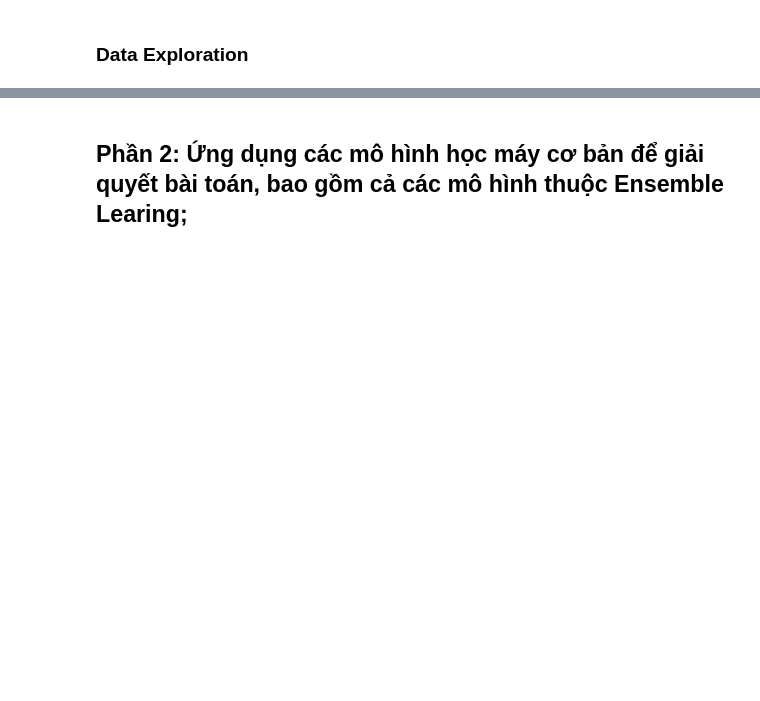
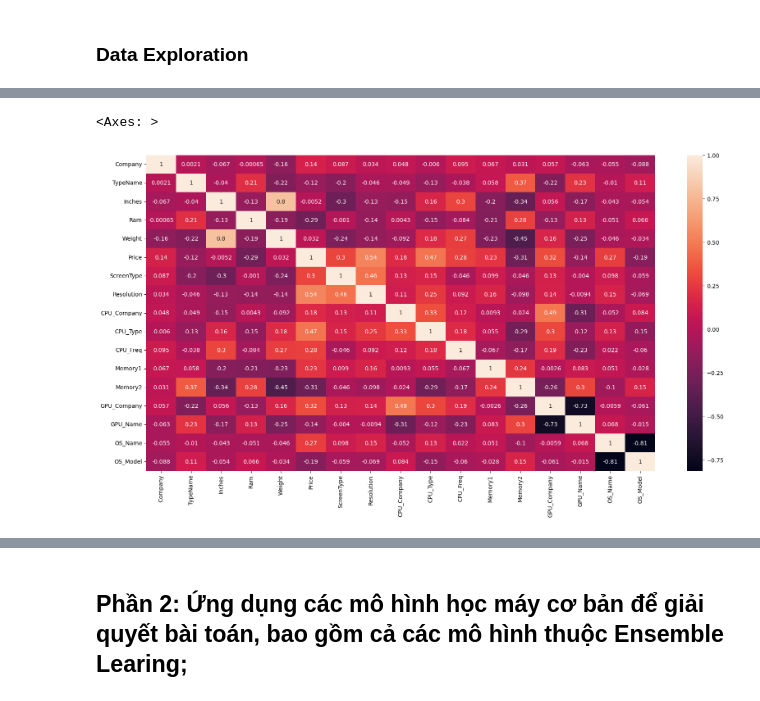
Before and after one commit to trnqbao/machine-learning-final-project, a Jupyter notebook: Ex2.ipynb, the cells around one changed output, grey strips where cells are left out. Saved outputs shown, nothing was run; the diff lists cells and outputs as text; code cells hidden in the pictures; blank space fills up the shorter version.

```diff
--- a/Ex2.ipynb
+++ b/Ex2.ipynb
@@ -423,0 +391,6 @@ See the caveats in the documentation: https://pandas.pydata.org/pandas-docs/stab
+# %%
+plt.figure(figsize=(20, 10))
+sns.heatmap(df.corr(), annot=True)
+# %% [output]
+<Axes: >
+[figure, added]
```
Also changed, not shown: parts of 63 cells of this notebook.
